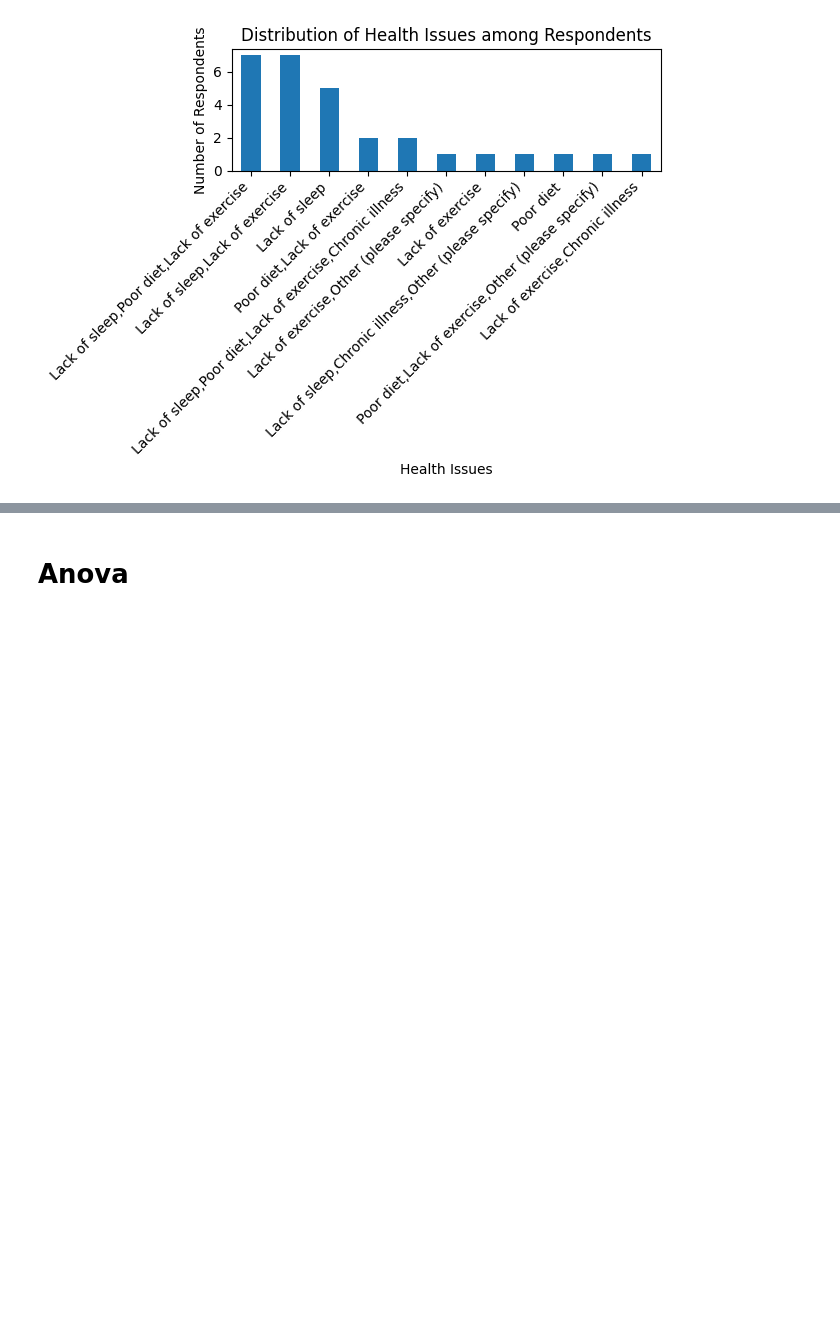
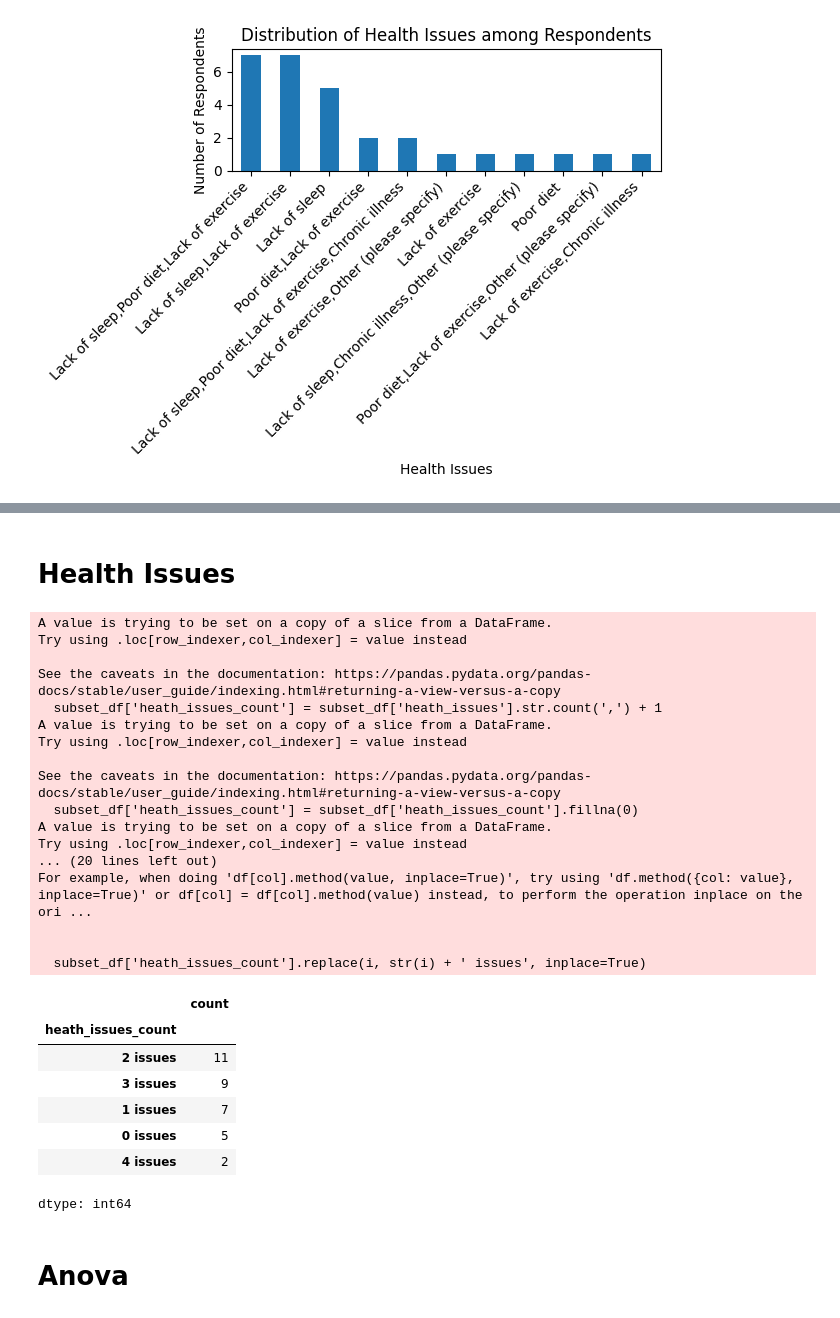
Before and after one commit to angelzhangg/SLP-Student-Stress-Levels, a Jupyter notebook: SLP_Pre_Survey.ipynb, the cells around one changed output, grey strips where cells are left out. Drawn from its saved outputs; the diff is of its cells as text; code cells hidden in the pictures; blank space fills up the shorter version.

```diff
--- a/SLP_Pre_Survey.ipynb
+++ b/SLP_Pre_Survey.ipynb
@@ -249,0 +237,4 @@ dtype: object
+# %%
+# pss_stress_score_category if >= 22 high else not high
+subset_df['pss_stress_score_category'] = np.where(subset_df['pss_stress_score'] >= 22, 'High', 'Not High')
+subset_df['pss_stress_score_category'].value_counts()
@@ -249,0 +254,4 @@ dtype: object
+# %%
+# pss_stress_score_category_official if >= 27 its high, 14-26 moderate, <14 low
+subset_df['pss_stress_score_category_official'] = np.where(subset_df['pss_stress_score'] >= 27, 'High', np.where(subset_df['pss_stress_score'] >= 14, 'Moderate', 'Low'))
+subset_df['pss_stress_score_category_official'].value_counts()
@@ -250,2 +269,42 @@ dtype: object
+# %% [markdown]
+# **Health Issues**
+# %%
+#### health issues, count the number of commas and add 1 to get the number of health issues
+subset_df['heath_issues_count'] = subset_df['heath_issues'].str.count(',') + 1
+subset_df['heath_issues_count'] = subset_df['heath_issues_count'].fillna(0)
+
+### convert to int and then to category 1: 0 is 0 issues 1 issue, 2: 2 issues, 3: 3 issues, 4: 4 issues
+subset_df['heath_issues_count'] = subset_df['heath_issues_count'].astype(int)
+subset_df['heath_issues_count'] = subset_df['heath_issues_count'].astype('category')
+for i in range(0, 5):
+    subset_df['heath_issues_count'].replace(i, str(i) + ' issues', inplace=True)
+
+subset_df['heath_issues_count'].value_counts()
+# %% [output]
+A value is trying to be set on a copy of a slice from a DataFrame.
+Try using .loc[row_indexer,col_indexer] = value instead
+
+See the caveats in the documentation: https://pandas.pydata.org/pandas-docs/stable/user_guide/indexing.html#returning-a-view-versus-a-copy
+  subset_df['heath_issues_count'] = subset_df['heath_issues'].str.count(',') + 1
+A value is trying to be set on a copy of a slice from a DataFrame.
+Try using .loc[row_indexer,col_indexer] = value instead
+
+See the caveats in the documentation: https://pandas.pydata.org/pandas-docs/stable/user_guide/indexing.html#returning-a-view-versus-a-copy
+  subset_df['heath_issues_count'] = subset_df['heath_issues_count'].fillna(0)
+A value is trying to be set on a copy of a slice from a DataFrame.
+Try using .loc[row_indexer,col_indexer] = value instead
+... (20 lines left out)
+For example, when doing 'df[col].method(value, inplace=True)', try using 'df.method({col: value}, inplace=True)' or df[col] = df[col].method(value) instead, to perform the operation inplace on the ori ...
+
+
+  subset_df['heath_issues_count'].replace(i, str(i) + ' issues', inplace=True)
+|  | count |
+| heath_issues_count |  |
+| 2 issues | 11 |
+| 3 issues | 9 |
+| 1 issues | 7 |
+| 0 issues | 5 |
+| 4 issues | 2 |
+dtype: int64
 # %% [markdown]
 # **Anova**
```
Also changed, not shown: parts of 15 cells of this notebook.
